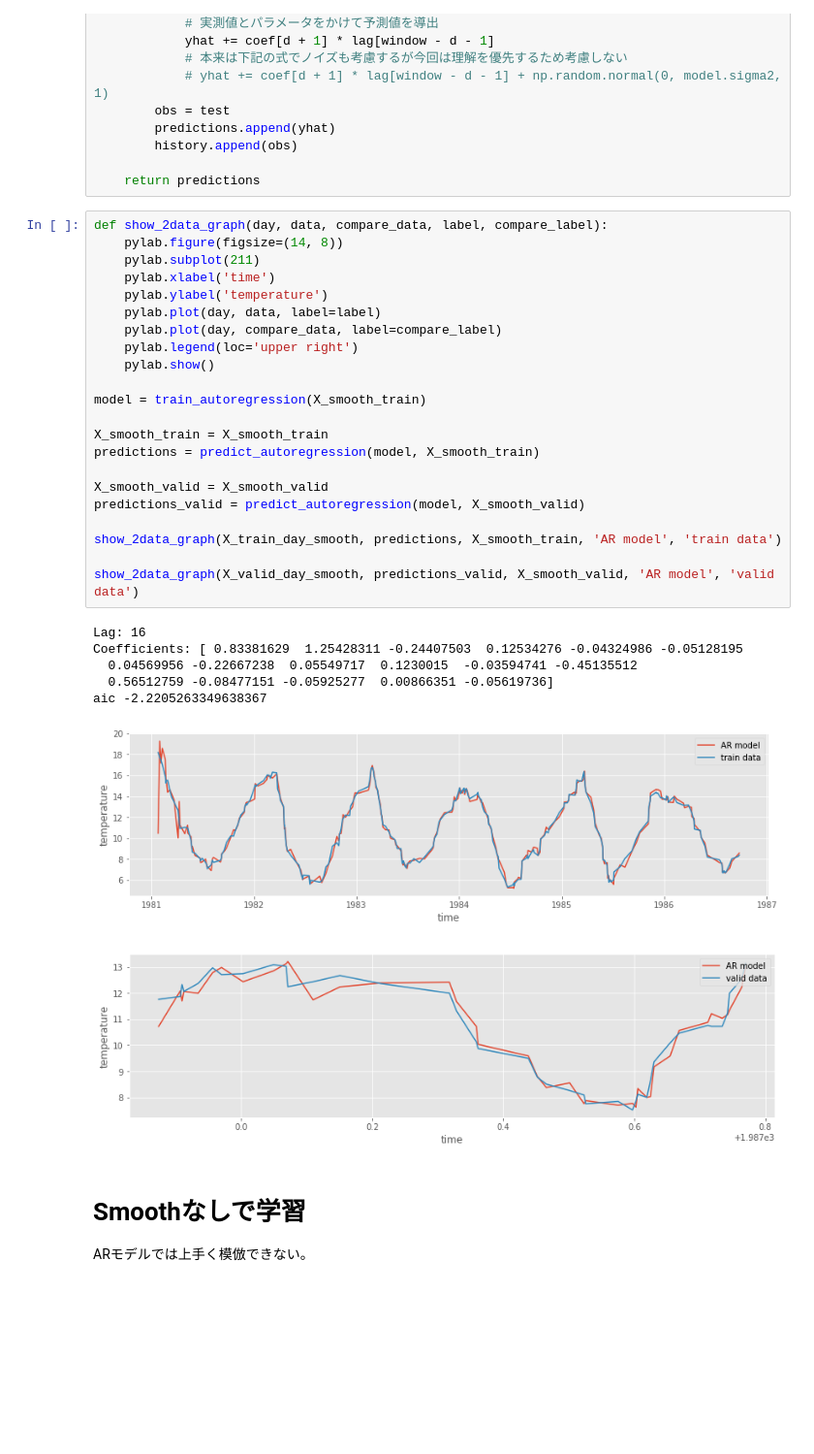
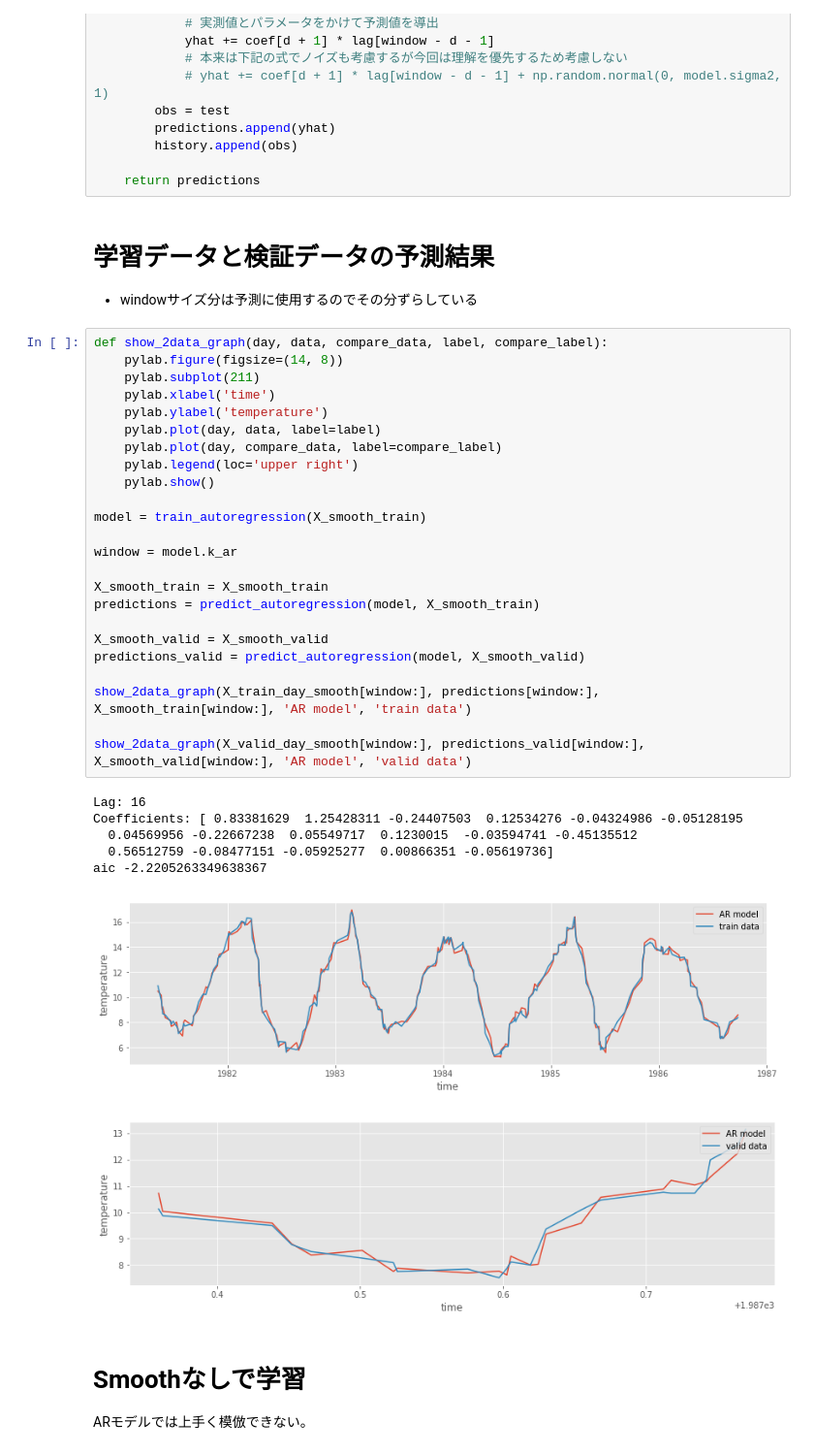
Before and after one commit to SnowMasaya/time_series_anomaly_detect_hands_on, a Jupyter notebook: time_series_anomaly_detect.ipynb, the cells around one changed output. Shown at 97% size. Drawn from its saved outputs; the diff is of its cells as text; blank space fills up the shorter version.

```diff
--- a/time_series_anomaly_detect.ipynb
+++ b/time_series_anomaly_detect.ipynb
@@ -265,36 +265,42 @@ def predict_autoregression(model, valid_data):
         history.append(obs)
 
     return predictions
+# %% [markdown]
+# 学習データと検証データの予測結果
+
+- windowサイズ分は予測に使用するのでその分ずらしている
 # %%
 def show_2data_graph(day, data, compare_data, label, compare_label):
     pylab.figure(figsize=(14, 8))
     pylab.subplot(211)
     pylab.xlabel('time')
     pylab.ylabel('temperature')
     pylab.plot(day, data, label=label)
     pylab.plot(day, compare_data, label=compare_label)
     pylab.legend(loc='upper right')
     pylab.show()
 
 model = train_autoregression(X_smooth_train)
 
+window = model.k_ar
+
 X_smooth_train = X_smooth_train
 predictions = predict_autoregression(model, X_smooth_train)
 
 X_smooth_valid = X_smooth_valid
 predictions_valid = predict_autoregression(model, X_smooth_valid)
 
-show_2data_graph(X_train_day_smooth, predictions, X_smooth_train, 'AR model', 'train data')
+show_2data_graph(X_train_day_smooth[window:], predictions[window:], X_smooth_train[window:], 'AR model', 'train data')
 
-show_2data_graph(X_valid_day_smooth, predictions_valid, X_smooth_valid, 'AR model', 'valid data')
+show_2data_graph(X_valid_day_smooth[window:], predictions_valid[window:], X_smooth_valid[window:], 'AR model', 'valid data')
 # %% [output]
 Lag: 16
 Coefficients: [ 0.83381629  1.25428311 -0.24407503  0.12534276 -0.04324986 -0.05128195
   0.04569956 -0.22667238  0.05549717  0.1230015  -0.03594741 -0.45135512
   0.56512759 -0.08477151 -0.05925277  0.00866351 -0.05619736]
 aic -2.2205263349638367
-[figure, old version]
+[figure, new version]
-[figure, old version]
+[figure, new version]
 # %% [markdown]
 # Smoothなしで学習
 
```
Also changed, not shown: parts of 2 cells of this notebook.
